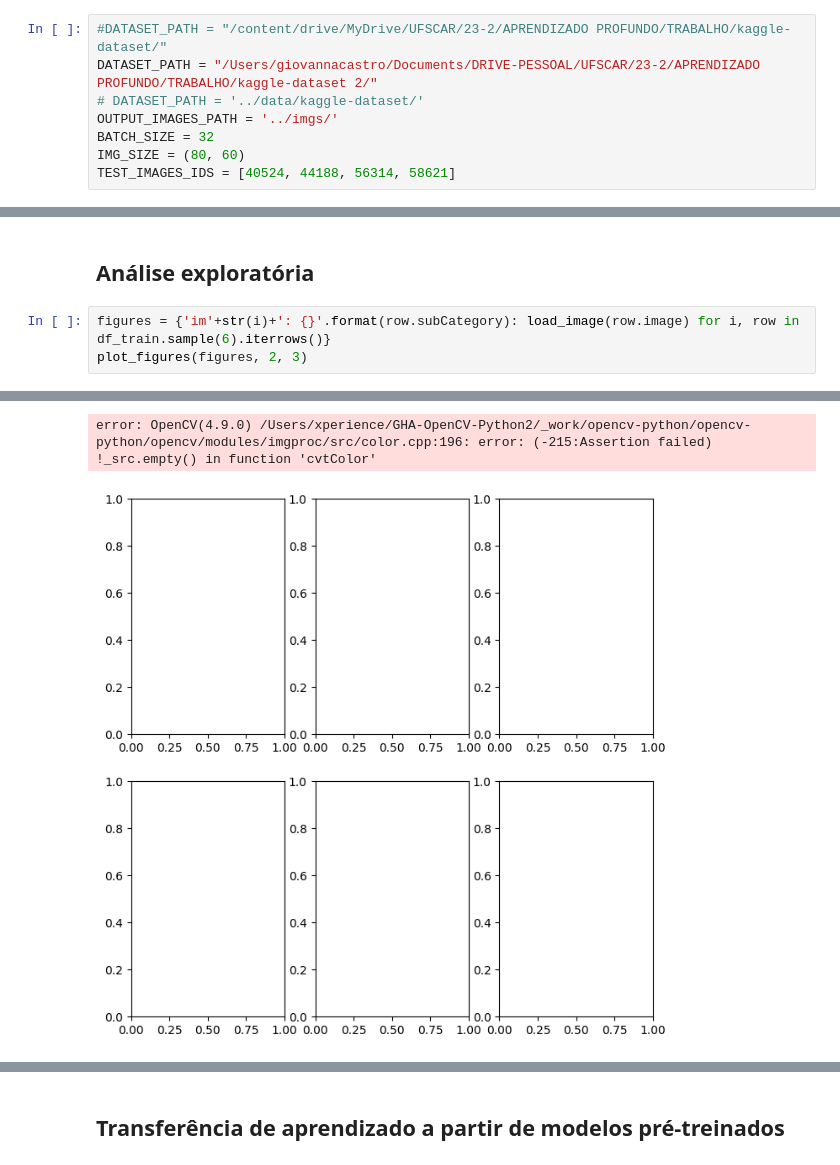
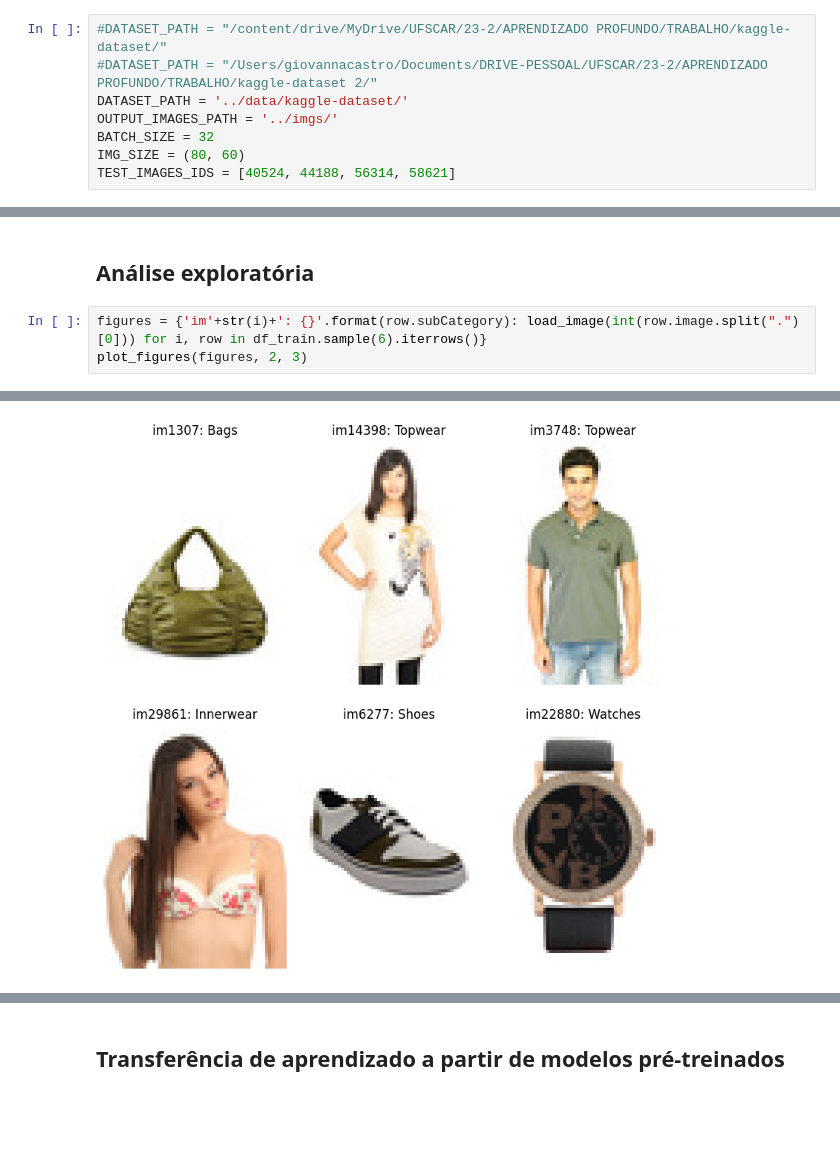
Before and after one commit to matheusvvb-19/DL4VR, a Jupyter notebook: src/dl4cv.ipynb, the cells around one changed output, grey strips where cells are left out. Saved outputs shown, nothing was run; the diff lists cells and outputs as text; blank space fills up the shorter version.

```diff
--- a/src/dl4cv.ipynb
+++ b/src/dl4cv.ipynb
@@ -65,8 +69,8 @@ TensorFlow version: 2.15.0
 ### Constantes
 # %%
 #DATASET_PATH = "/content/drive/MyDrive/UFSCAR/23-2/APRENDIZADO PROFUNDO/TRABALHO/kaggle-dataset/"
-DATASET_PATH = "/Users/giovannacastro/Documents/DRIVE-PESSOAL/UFSCAR/23-2/APRENDIZADO PROFUNDO/TRABALHO/kaggle-dataset 2/"
-# DATASET_PATH = '../data/kaggle-dataset/'
+#DATASET_PATH = "/Users/giovannacastro/Documents/DRIVE-PESSOAL/UFSCAR/23-2/APRENDIZADO PROFUNDO/TRABALHO/kaggle-dataset 2/"
+DATASET_PATH = '../data/kaggle-dataset/'
 OUTPUT_IMAGES_PATH = '../imgs/'
 BATCH_SIZE = 32
 IMG_SIZE = (80, 60)
@@ -459,6 +681,6 @@ Quantidade de amostras para teste: 45
 # %% [markdown]
 ## Análise exploratória
 # %%
-figures = {'im'+str(i)+': {}'.format(row.subCategory): load_image(row.image) for i, row in df_train.sample(6).iterrows()}
+figures = {'im'+str(i)+': {}'.format(row.subCategory): load_image(int(row.image.split(".")[0])) for i, row in df_train.sample(6).iterrows()}
 plot_figures(figures, 2, 3)
 # %% [output]
@@ -471,5 +687,4 @@ plot_figures(figures, 2, 3)
-error: OpenCV(4.9.0) /Users/xperience/GHA-OpenCV-Python2/_work/opencv-python/opencv-python/opencv/modules/imgproc/src/color.cpp:196: error: (-215:Assertion failed) !_src.empty() in function 'cvtColor'
-[figure, old version]
+[figure, new version]
 # %%
 profile = ProfileReport(df_train, title='Automobile data', html={'style': {'full_width': True}})
 profile.to_notebook_iframe()
```
Also changed, not shown: parts of 12 cells of this notebook.
